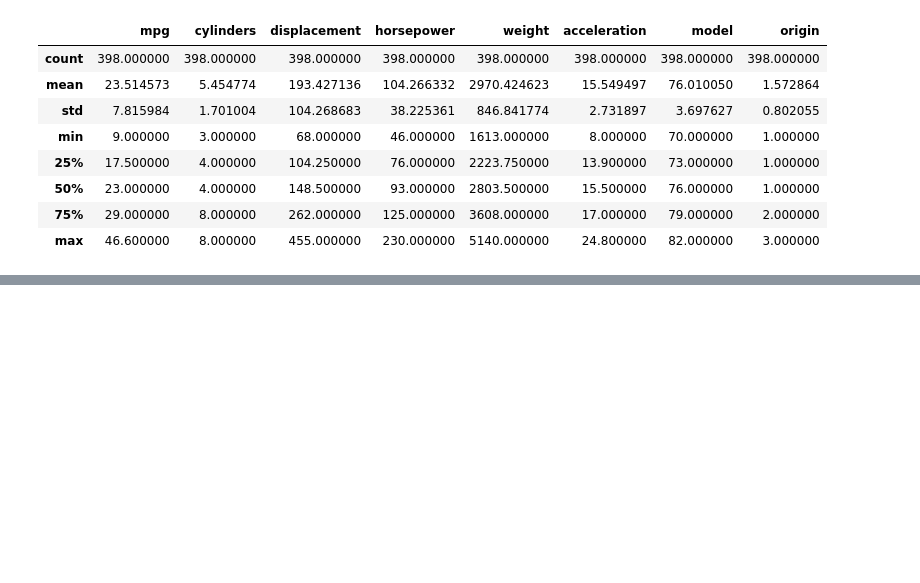
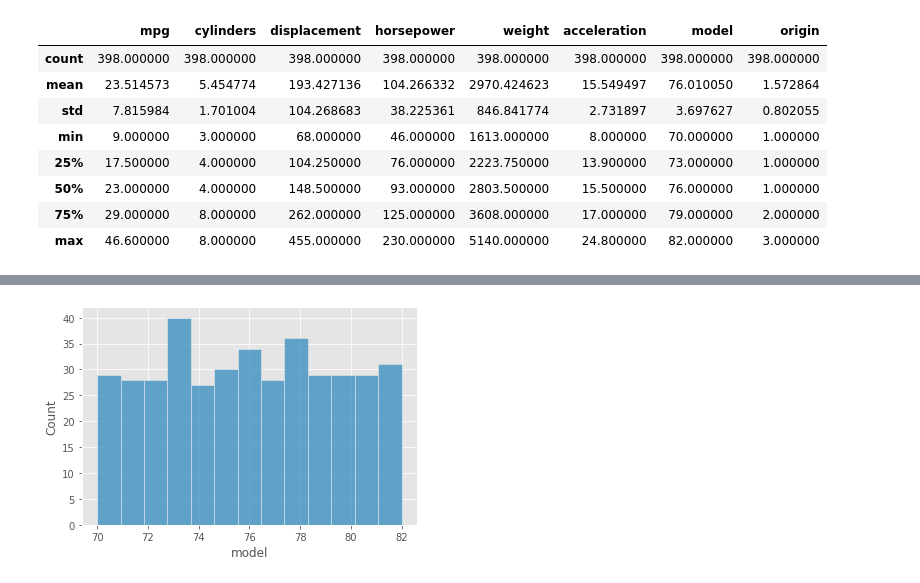
Before and after one commit to JuanEcheagaray75/CENGAGE-Sales-Analysis, a Jupyter notebook: pre-processing/pre-processing.ipynb, the cells around one changed output, grey strips where cells are left out. Cells and saved outputs as stored; diff of their text form; code cells hidden in the pictures; blank space fills up the shorter version.

```diff
--- a/pre-processing/pre-processing.ipynb
+++ b/pre-processing/pre-processing.ipynb
@@ -186,0 +187,4 @@ df_join.describe()
+# %%
+ax = sns.histplot(df_join.model, bins=13)
+# %% [output]
+[figure, added]
```
Also changed, not shown: parts of 2 cells of this notebook, 2 other files.
